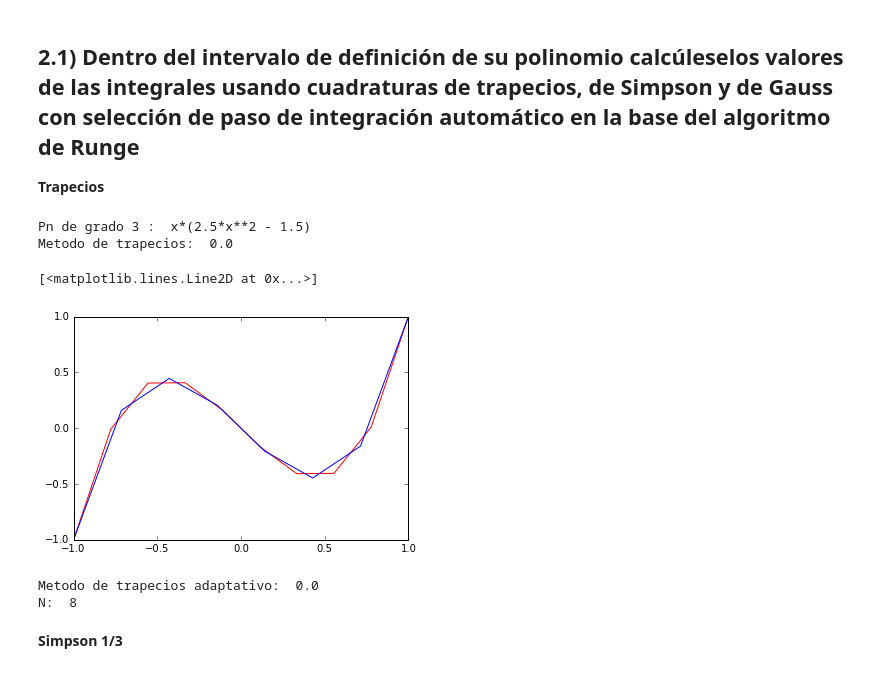
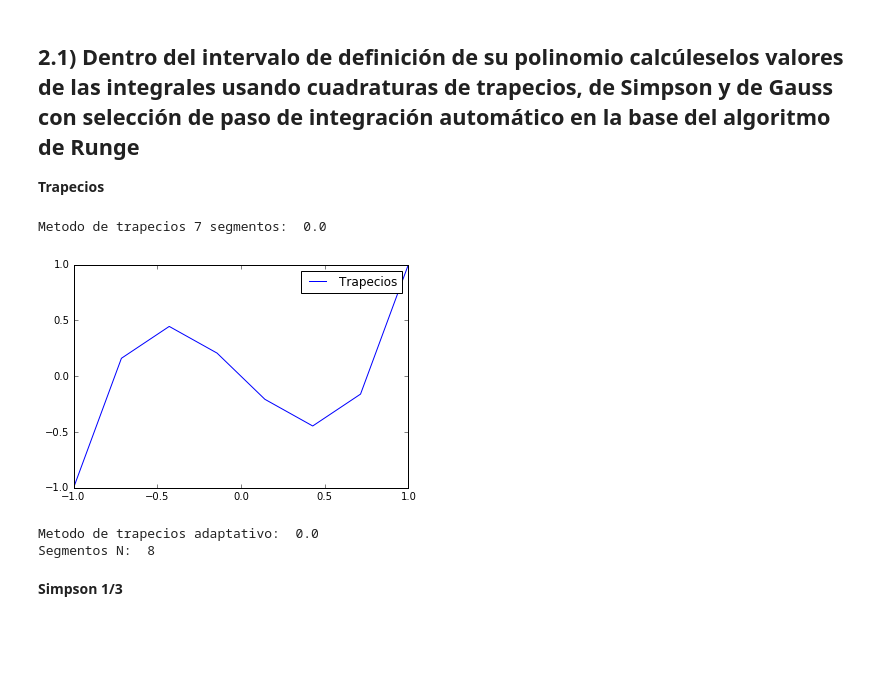
Before and after one commit to wandarinca/Modelado_Matematico_2, a Jupyter notebook: Trabajo 1.ipynb, the cells around one changed output. Saved outputs shown, nothing was run; the diff lists cells and outputs as text; code cells hidden in the pictures; blank space fills up the shorter version.

```diff
--- a/Trabajo 1.ipynb
+++ b/Trabajo 1.ipynb
@@ -323,0 +388,23 @@ plt.legend(loc='upper center', bbox_to_anchor=(0.5, -0.1))
+# %%
+grado = 3
+P = simplify(Pn(grado))
+f = lambdify(x, P)
+s = splines(xl,f)
+
+#print s
+print len(s)
+
+from sympy.abc import x
+
+for i in range(len(s)):
+    #print i
+    puntos = np.linspace(xl[i], xl[i+1],10)
+    expr = s[i]
+    f_s = lambdify(x, expr)
+    y_s = f_s(puntos)
+
+    plt.scatter(puntos,f(puntos),c ="green")
+    plt.scatter(puntos,y_s,c ="red")
+
+plt.scatter(xl, f(xl),c="y",label="Nodos")
+plt.legend()
@@ -536,30 +631,27 @@ def auto_trap(f, a, b, tol= 1e-3,N_init= 4):
 
     return I-error,N
 # %%
-#Pn lo integraremos entre lim_a y lim_b
+grado = 3
 P = simplify(Pn(grado))
-print "Pn de grado", grado, ": ",P
-x = symbols('x')
 f = lambdify(x, P)
 lim_a, lim_b = -1.,1.
+#plt.plot(np.linspace(lim_a,lim_b,10),f(np.linspace(lim_a,lim_b,10)),c="r",label="Pn")
 
 #Trapecios sin paso automtico
 integral, xp, yp = integral_trapecios(f,lim_a,lim_b,7)
-print "Metodo de trapecios: ",integral
-plt.plot(np.linspace(lim_a,lim_b,10),f(np.linspace(lim_a,lim_b,10)),c="r")
-plt.plot(xp,yp,c="b")
+plt.plot(xp,yp,c="b",label="Trapecios")
+plt.legend()
+print "Metodo de trapecios 7 segmentos: ",integral
 # %% [output]
-Pn de grado 3 :  x*(2.5*x**2 - 1.5)
-Metodo de trapecios:  0.0
+Metodo de trapecios 7 segmentos:  0.0
-[<matplotlib.lines.Line2D at 0x...>]
-[figure, old version]
+[figure, new version]
 # %%
 I, n = auto_trap(f, lim_a, lim_b, tol= 1e-7,N_init= 4)
 print "Metodo de trapecios adaptativo: ",I
-print "N: ",n
+print "Segmentos N: ",n
 # %% [output]
 Metodo de trapecios adaptativo:  0.0
-N:  8
+Segmentos N:  8
 # %% [markdown]
 **Simpson 1/3**
 # %%
```
Also changed, not shown: parts of 14 cells of this notebook.
